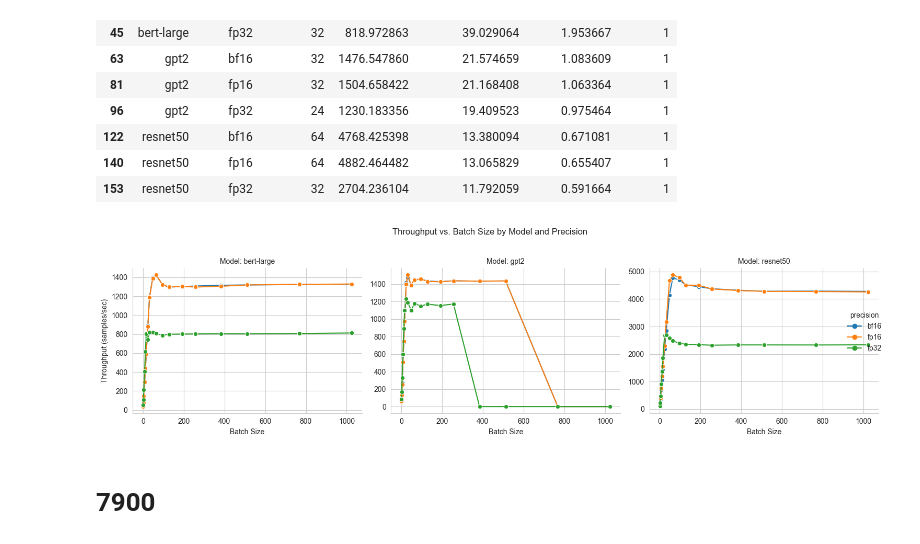
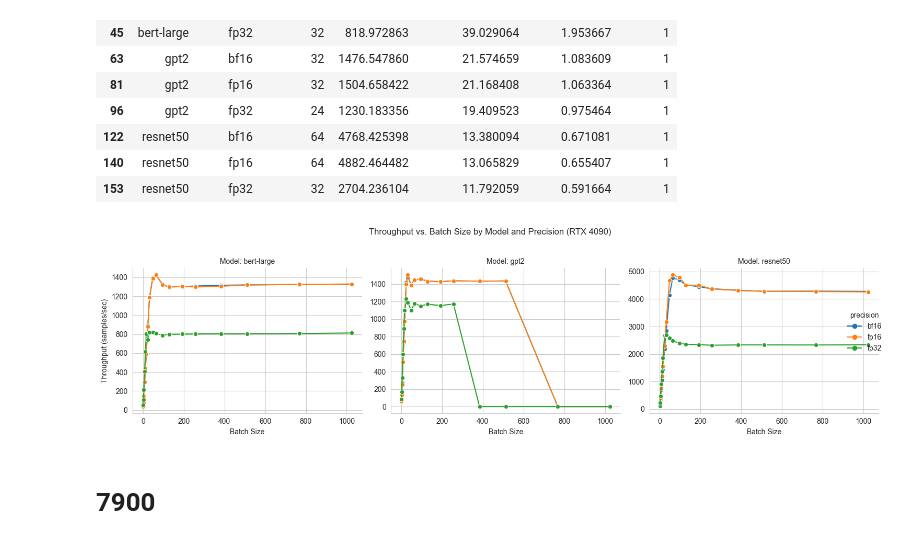
Before and after one commit to henriqueutzig/tcc_mixed_precision, a Jupyter notebook: precision/eval_precision_infer.ipynb, the cells around one changed output. Cells and saved outputs as stored; diff of their text form; code cells hidden in the pictures.

```diff
--- a/precision/eval_precision_infer.ipynb
+++ b/precision/eval_precision_infer.ipynb
@@ -96,34 +99,34 @@ Most performant configuration for each model and precision (based on max through
 # %%
 # Set the aesthetic style of the plots
 sns.set_style("whitegrid")
 
 # Create a faceted plot to compare throughput across different batch sizes for each model and precision
 g = sns.relplot(
     data=df_summary,
     x='batch_size',
     y='throughput',
     hue='precision',
     col='model',
     kind='line',
     marker='o',  # Add markers to indicate the exact batch sizes tested
     col_wrap=3,  # Wrap the columns after 3 plots
     height=4,
     aspect=1.2,
     facet_kws={'sharey': False, 'sharex': False}
 )
 
 # Set titles and labels
-g.fig.suptitle('Throughput vs. Batch Size by Model and Precision', y=1.03)
+g.fig.suptitle('Throughput vs. Batch Size by Model and Precision (RTX 4090)', y=1.03)
 g.set_axis_labels("Batch Size", "Throughput (samples/sec)")
 g.set_titles("Model: {col_name}")
 
 # Adjust layout to make room for the suptitle
 plt.tight_layout()
 
 # Show the plot
 plt.show()
 # %% [output]
-[figure, old version]
+[figure, new version]
 # %% [markdown]
 # 7900
 # %%
```
Also changed, not shown: parts of 3 cells of this notebook, 27 other files.
